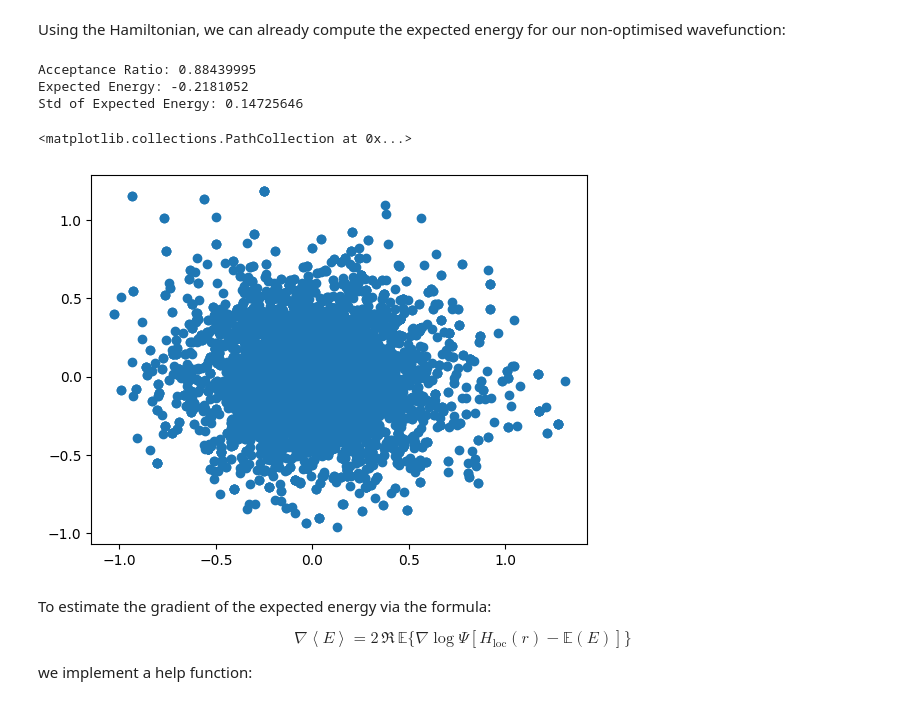
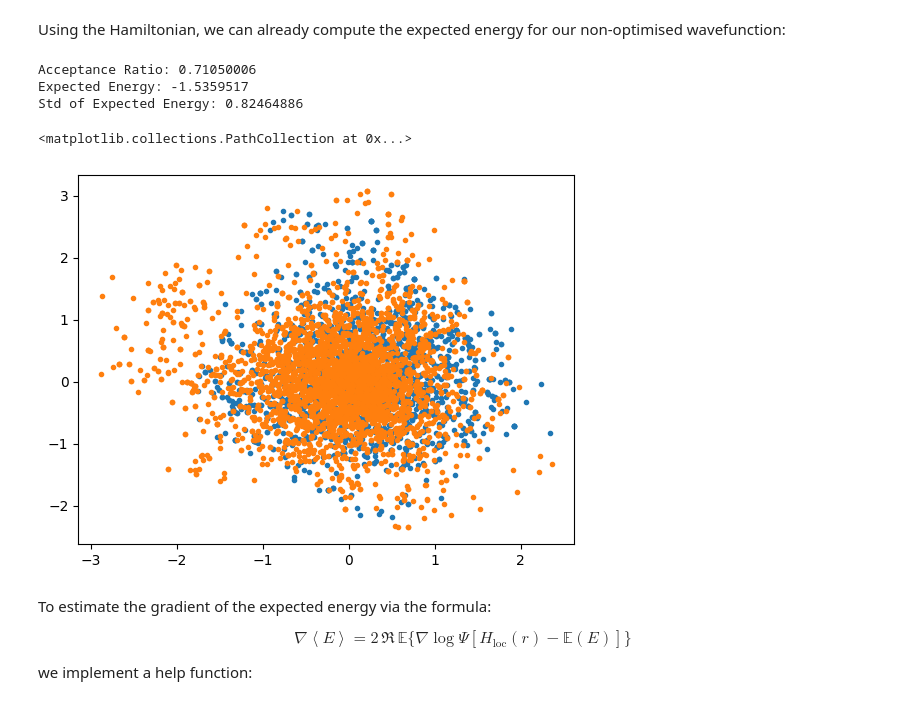
Before and after one commit to evanwonisch/NeuralQuantumStates, a Jupyter notebook: run/hydrogen.ipynb, the cells around one changed output. Drawn from its saved outputs; the diff is of its cells as text; code cells hidden in the pictures.

Commit message:
neural network to approximate 1s orbital

```diff
--- a/run/hydrogen.ipynb
+++ b/run/hydrogen.ipynb
@@ -77,5 +81,6 @@ class Orbital(module.wavefunctions.Wavefunction):
 # %%
 wavefun = Orbital()
+key, _ = jax.random.split(key)
 parameters = wavefun.init_parameters(key)
 # %%
 parameters
@@ -98,3 +136,16 @@ parameters
+# %%
+class sOrbital(module.wavefunctions.Wavefunction):
+    def __init__(self):
+        super().__init__((3,))
+
+    def calc_logpsi(self, parameters, x):
+        r = jnp.sqrt(jnp.sum(x**2, axis = -1))
+        return -jnp.sqrt(2)*r
+# %%
+sorbital = sOrbital()
+s_sampler = module.samplers.MCMC(sorbital, variance=0.1)
+
+s_samples, ratio = s_sampler.sample(key, None, jax.random.normal(key, (3,)), 4000)
 # %% [markdown]
 We also initialise a MCMC sampler for our wavefunction and can take samples of it:
 # %%
@@ -102,7 +153,7 @@ sampler = module.samplers.MCMC(wavefun, variance = 0.1)
 # %% [markdown]
 Using the Hamiltonian, we can already compute the expected energy for our non-optimised wavefunction:
 # %%
-samples, ratio = sampler.sample(key, parameters, jax.random.normal(key, (3,)), 10000)
+samples, ratio = sampler.sample(key, parameters, jax.random.normal(key, (3,)), 2000)
 key, _ = jax.random.split(key)
 H_loc = H.calc_H_loc(wavefun, parameters, samples)
 
@@ -110,14 +161,15 @@ print("Acceptance Ratio:", ratio)
 print("Expected Energy:", jnp.mean(H_loc))
 print("Std of Expected Energy:", jnp.std(H_loc))
 # %% [output]
-Acceptance Ratio: 0.88439995
-Expected Energy: -0.2181052
-Std of Expected Energy: 0.14725646
+Acceptance Ratio: 0.71050006
+Expected Energy: -1.5359517
+Std of Expected Energy: 0.82464886
 # %%
-plt.scatter(samples[:,0], samples[:, 1])
+plt.scatter(samples[:,0], samples[:, 1], marker = ".")
+plt.scatter(s_samples[:,0], s_samples[:, 1], marker = ".")
 # %% [output]
 <matplotlib.collections.PathCollection at 0x...>
-[figure, old version]
+[figure, new version]
 # %% [markdown]
 To estimate the gradient of the expected energy via the formula:
 
```
Also changed, not shown: parts of 11 cells of this notebook, 5 other files.
